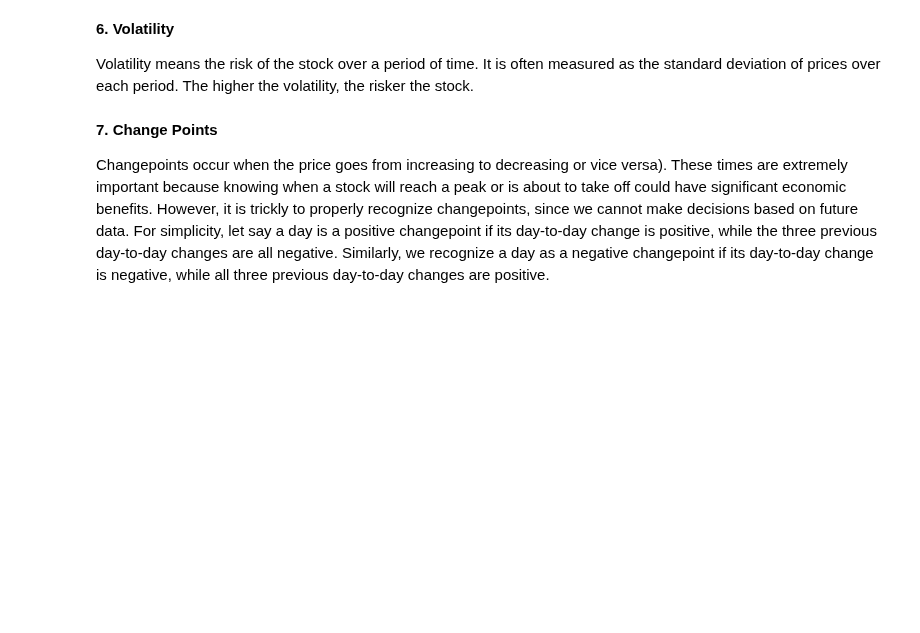
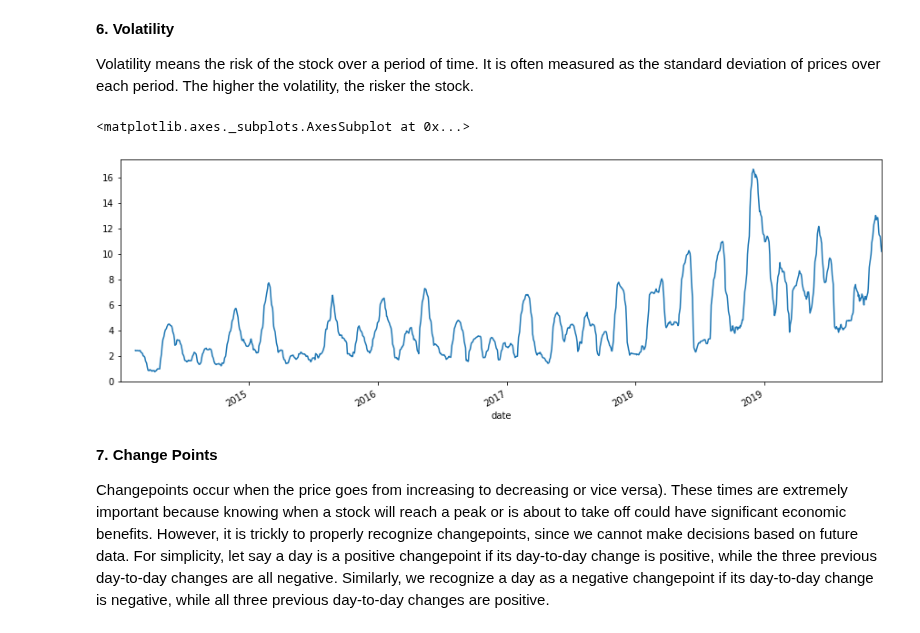
Before and after one commit to esm2000/ds_coursework_python, a Jupyter notebook: cmp_464/week15.ipynb, the cells around one changed output. Drawn from its saved outputs; the diff is of its cells as text; code cells hidden in the pictures; blank space fills up the shorter version.

```diff
--- a/cmp_464/week15.ipynb
+++ b/cmp_464/week15.ipynb
@@ -438,6 +521,12 @@ The daily price is full of random ups and downs, making it difficult to see the
 **6. Volatility**
 
 Volatility means the risk of the stock over a period of time. It is often measured as the standard deviation of prices over each period. The higher the volatility, the risker the stock.
+# %%
+aapl["Volatility"] = aapl["adjClose"].rolling(30).std()
+aapl['Volatility'].plot(figsize=(15, 5))
+# %% [output]
+<matplotlib.axes._subplots.AxesSubplot at 0x...>
+[figure, added]
 # %% [markdown]
 **7. Change Points**
 
```
Also changed, not shown: parts of 13 cells of this notebook.
